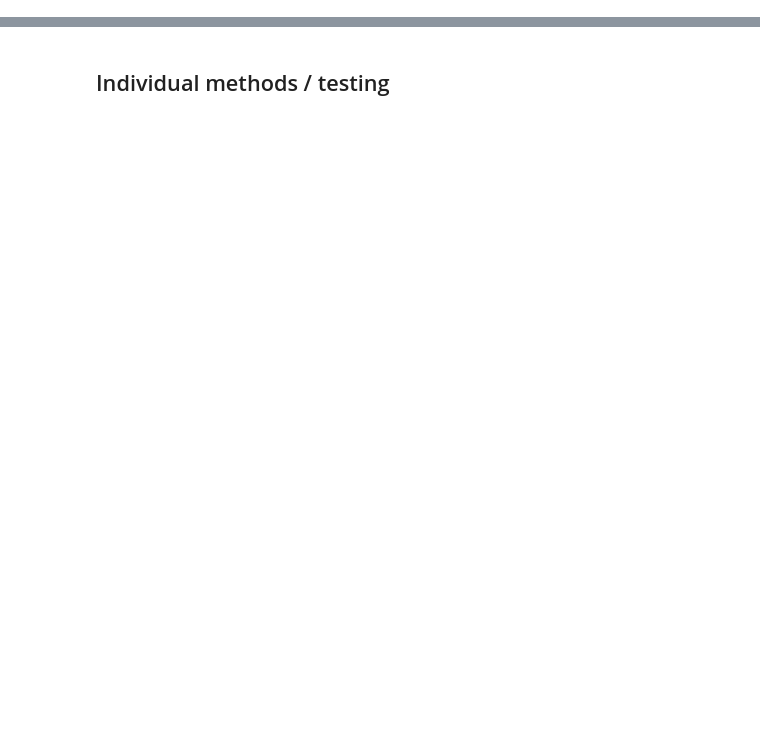
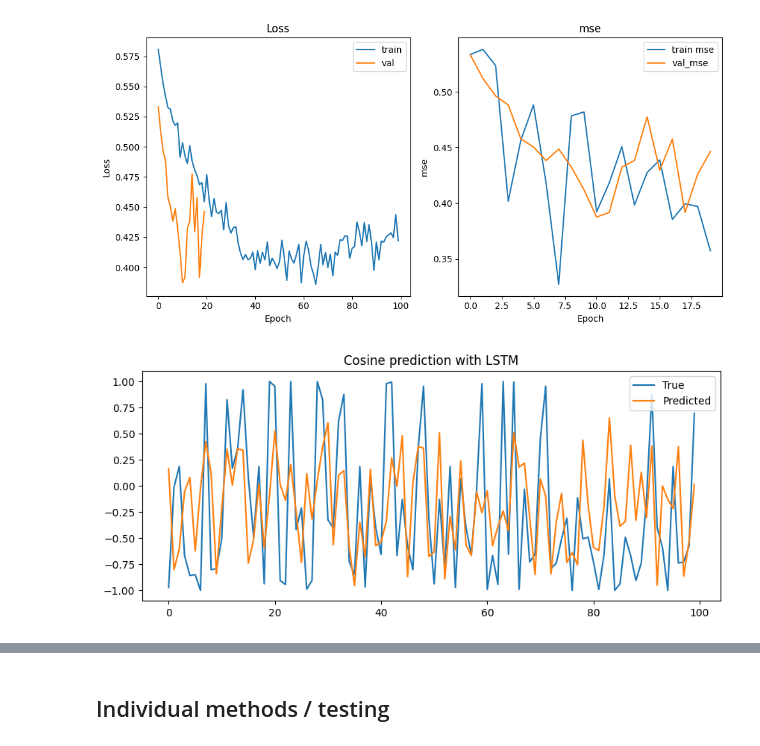
Before and after one commit to Lucarik/LSTM, a Jupyter notebook: LSTM.ipynb, the cells around one changed output, grey strips where cells are left out. Cells and saved outputs as stored; diff of their text form; code cells hidden in the pictures; blank space fills up the shorter version.

```diff
--- a/LSTM.ipynb
+++ b/LSTM.ipynb
@@ -412,0 +630,12 @@ class RNN:
+# %%
+def gen_cosine_data(num_samples=2000, seq_len=20):
+    X = np.linspace(0, 4*np.pi, seq_len+1)  # seq + 1 for prediction target
+    data = np.cos(X)
+    sequences = []
+    targets = []
+    for i in range(num_samples):
+        shift = np.random.randint(0, 50)  # random phase shift
+        seq = np.cos(X + shift * 0.1)
+        sequences.append(seq[:-1].reshape(-1, 1))  # input sequence
+        targets.append(seq[-1])  # predict next value
+    return np.array(sequences), np.array(targets).reshape(-1, 1)
@@ -412,0 +696,38 @@ class RNN:
+# %%
+X_train, y_train = gen_cosine_data(2000, seq_len=20)
+X_test, y_test   = gen_cosine_data(500, seq_len=20)
+
+# --- Model ---
+model = StackedLSTM(
+    input_dim=1,
+    hidden_dims=[32],
+    output_dim=1,
+    output_activation="tanh",
+    optimizer="adam",
+    normalization="layer",   # <- stabilizes cosine learning
+    return_sequences=False,
+    metrics=["mse"],
+    dropout_input=0.2,
+    dropout_hidden=0.2
+)
+
+
+# --- Train ---
+history = model.fit(
+    X_train, y_train,
+    epochs=100, batch_size=32, lr=5e-5,  # smaller LR
+    validation_split=0.2,
+    verbose_every=5
+)
+
+# --- Evaluate ---
+y_pred = model.predict(X_test)
+
+# Plot predictions vs true cosine values
+plt.figure(figsize=(10,4))
+plt.plot(y_test[:100], label="True")
+plt.plot(y_pred[:100], label="Predicted")
+plt.legend()
+plt.title("Cosine prediction with LSTM")
+plt.show()
+# %% [output]
@@ -412,0 +751,2 @@ class RNN:
+[figure, added]
+[figure, added]
```
Also changed, not shown: parts of 46 cells of this notebook.
